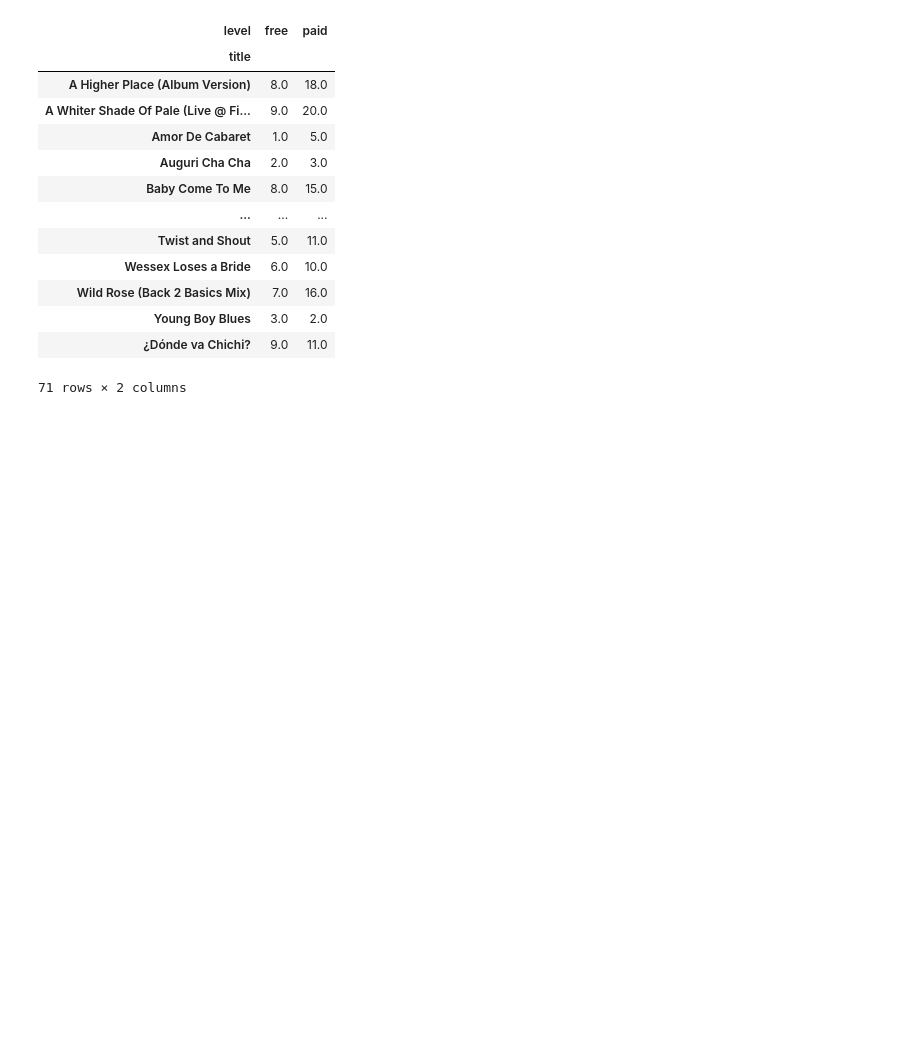
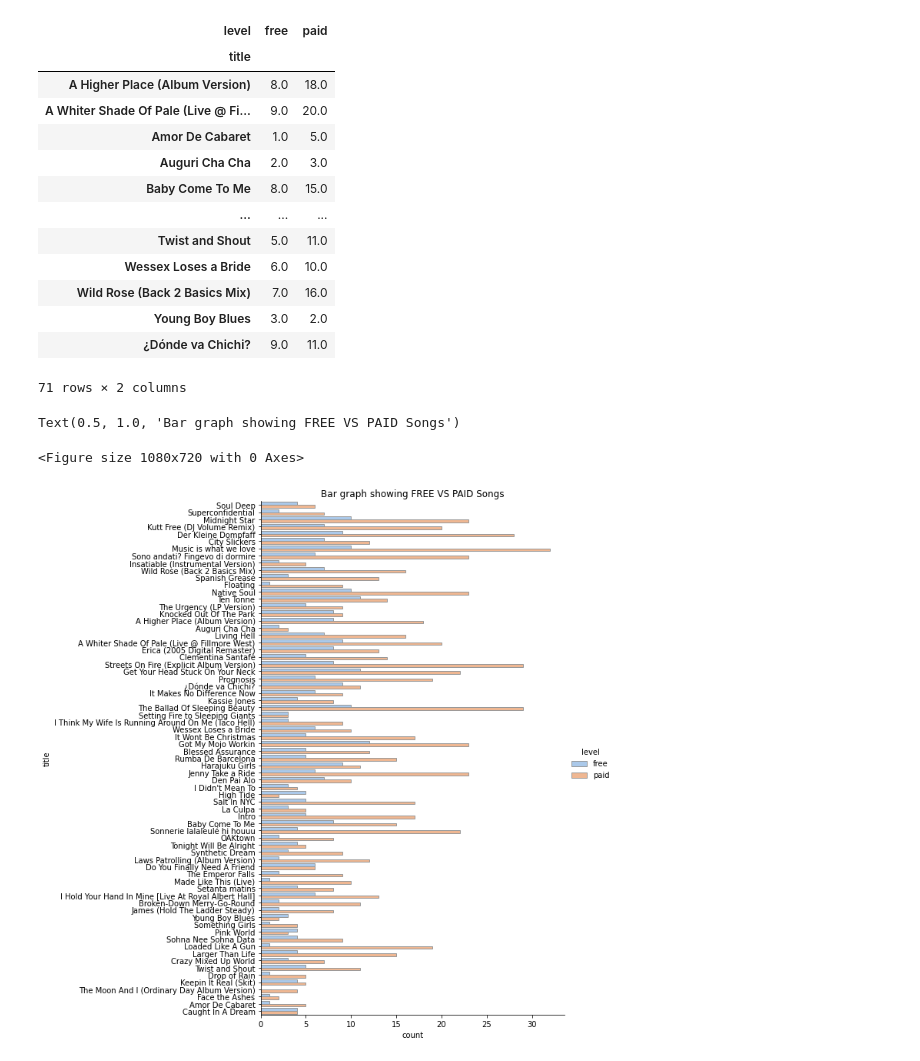
Before and after one commit to baker371/SITE, a Jupyter notebook: Business_Data_Analyst_Interview_Questions.ipynb, the cells around one changed output. Saved outputs shown, nothing was run; the diff lists cells and outputs as text; code cells hidden in the pictures; blank space fills up the shorter version.

```diff
--- a/Business_Data_Analyst_Interview_Questions.ipynb
+++ b/Business_Data_Analyst_Interview_Questions.ipynb
@@ -272,5 +272,13 @@ qn5
 | Young Boy Blues | 3.0 | 2.0 |
 | ¿Dónde va Chichi? | 9.0 | 11.0 |
 71 rows × 2 columns
+# %%
+plt.figure(figsize=(15,10))
+sns.catplot(y="title", hue="level", kind="count",palette="pastel", edgecolor=".6", data=qn3, height=10);
+plt.title("Bar graph showing FREE VS PAID Songs")
+# %% [output]
+Text(0.5, 1.0, 'Bar graph showing FREE VS PAID Songs')
+<Figure size 1080x720 with 0 Axes>
+[figure, added]
 # %%
 con = None
```
